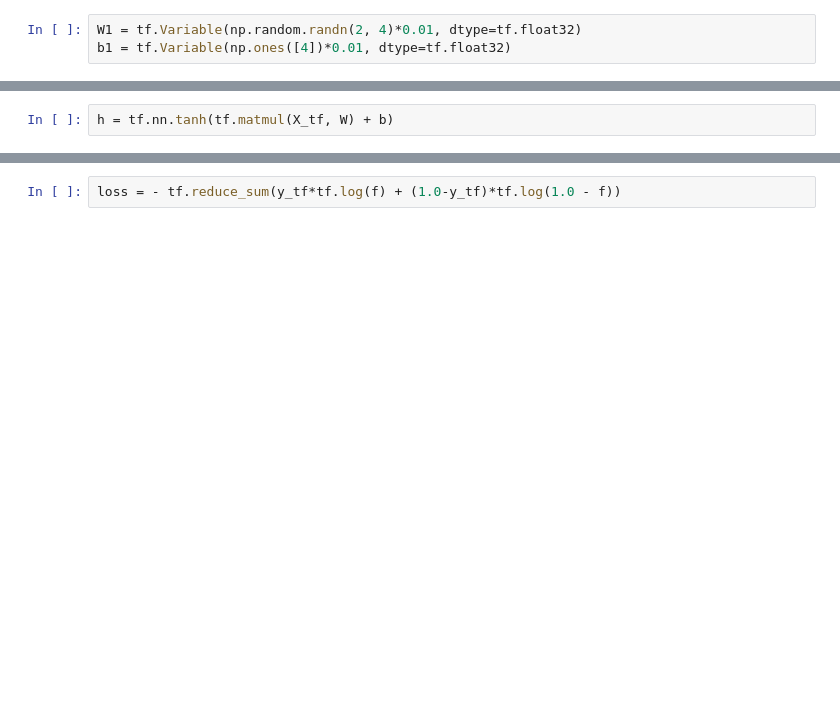
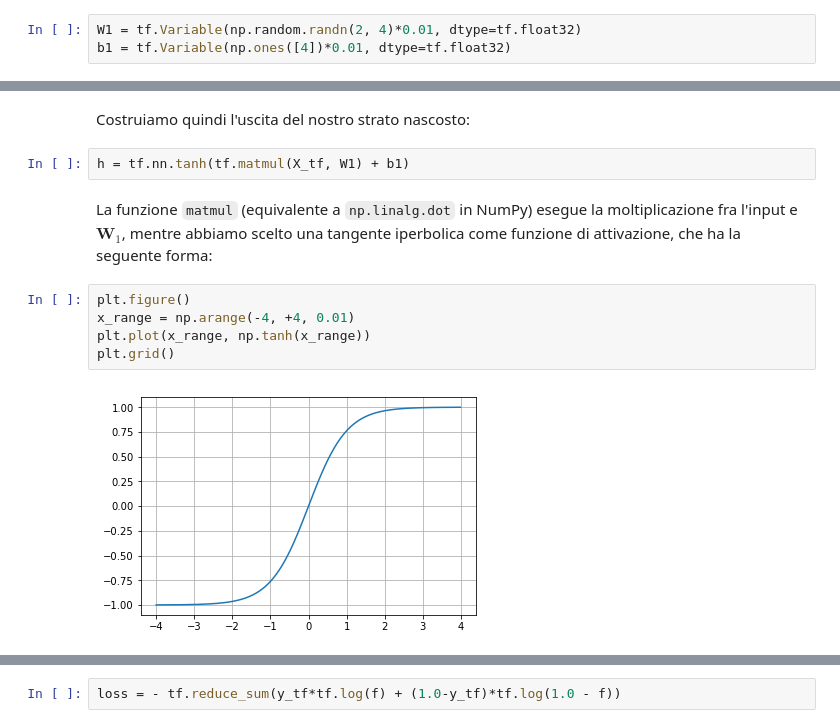
Before and after one commit to ispamm/tensorflow-tutorial, a Jupyter notebook: 1-Reti-neurali-feedforward.ipynb, the cells around one changed output, grey strips where cells are left out. Cells and saved outputs as stored; diff of their text form; blank space fills up the shorter version.

```diff
--- a/1-Reti-neurali-feedforward.ipynb
+++ b/1-Reti-neurali-feedforward.ipynb
@@ -24,2 +79,13 @@ b1 = tf.Variable(np.ones([4])*0.01, dtype=tf.float32)
+# %% [markdown]
+Costruiamo quindi l'uscita del nostro strato nascosto:
 # %%
-h = tf.nn.tanh(tf.matmul(X_tf, W) + b)
+h = tf.nn.tanh(tf.matmul(X_tf, W1) + b1)
+# %% [markdown]
+La funzione <code>matmul</code> (equivalente a <code>np.linalg.dot</code> in NumPy) esegue la moltiplicazione fra l'input e $\boldsymbol{W}_1$, mentre abbiamo scelto una tangente iperbolica come funzione di attivazione, che ha la seguente forma:
+# %%
+plt.figure()
+x_range = np.arange(-4, +4, 0.01)
+plt.plot(x_range, np.tanh(x_range))
+plt.grid()
+# %% [output]
+[figure, added]
```
Also changed, not shown: parts of 70 cells of this notebook, 2 other files.
